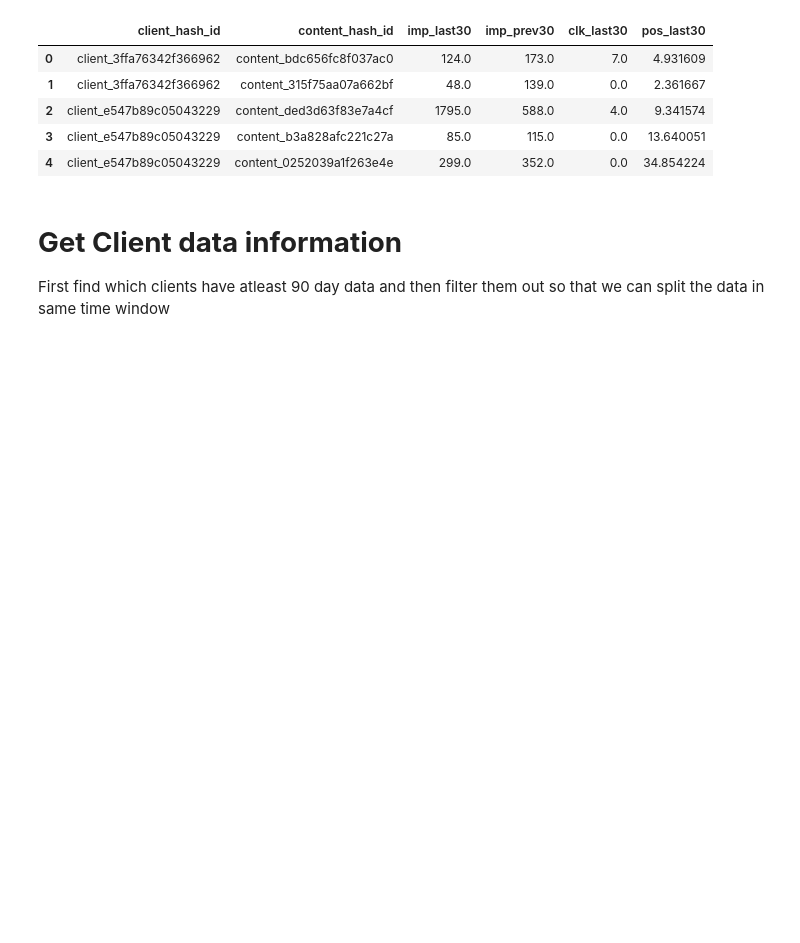
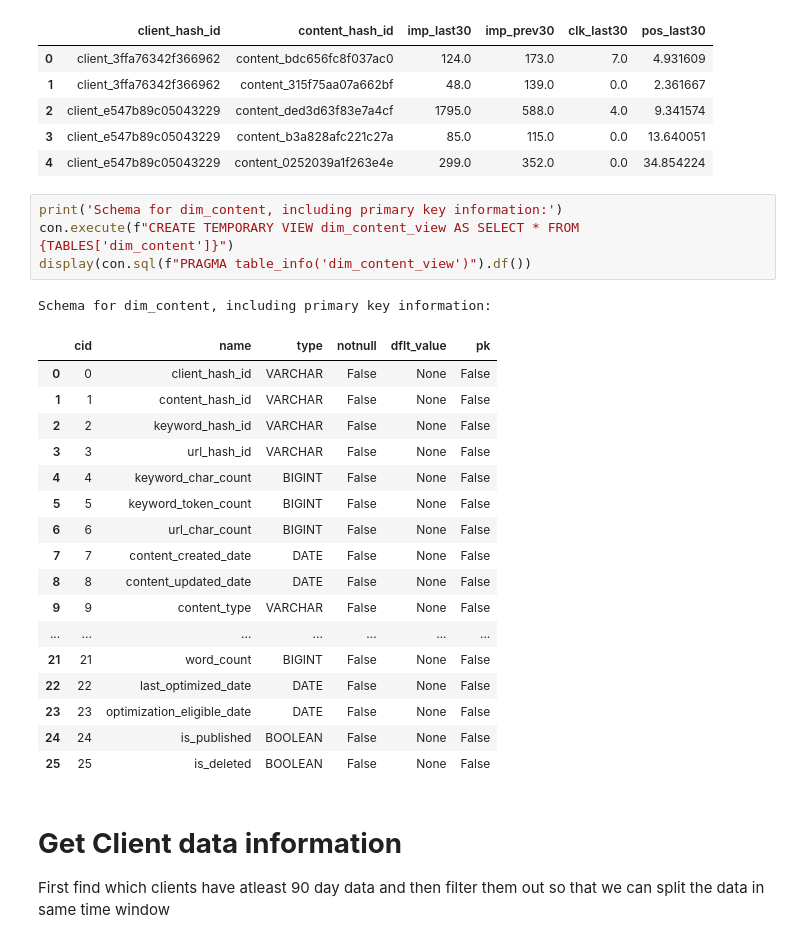
Before and after one commit to fareehaikram93/assignment1-intern, a Jupyter notebook: notebooks/03_working_with_the_full_release.ipynb, the cells around one changed output. Saved outputs shown, nothing was run; the diff lists cells and outputs as text; blank space fills up the shorter version.

```diff
--- a/notebooks/03_working_with_the_full_release.ipynb
+++ b/notebooks/03_working_with_the_full_release.ipynb
@@ -148,6 +148,29 @@ features.head()
 | 2 | client_e547b89c05043229 | content_ded3d63f83e7a4cf | 1795.0 | 588.0 | 4.0 | 9.341574 |
 | 3 | client_e547b89c05043229 | content_b3a828afc221c27a | 85.0 | 115.0 | 0.0 | 13.640051 |
 | 4 | client_e547b89c05043229 | content_0252039a1f263e4e | 299.0 | 352.0 | 0.0 | 34.854224 |
+# %%
+print('Schema for dim_content, including primary key information:')
+con.execute(f"CREATE TEMPORARY VIEW dim_content_view AS SELECT * FROM {TABLES['dim_content']}")
+display(con.sql(f"PRAGMA table_info('dim_content_view')").df())
+# %% [output]
+Schema for dim_content, including primary key information:
+|  | cid | name | type | notnull | dflt_value | pk |
+| 0 | 0 | client_hash_id | VARCHAR | False | None | False |
+| 1 | 1 | content_hash_id | VARCHAR | False | None | False |
+| 2 | 2 | keyword_hash_id | VARCHAR | False | None | False |
+| 3 | 3 | url_hash_id | VARCHAR | False | None | False |
+| 4 | 4 | keyword_char_count | BIGINT | False | None | False |
+| 5 | 5 | keyword_token_count | BIGINT | False | None | False |
+| 6 | 6 | url_char_count | BIGINT | False | None | False |
+| 7 | 7 | content_created_date | DATE | False | None | False |
+| 8 | 8 | content_updated_date | DATE | False | None | False |
+| 9 | 9 | content_type | VARCHAR | False | None | False |
+| ... | ... | ... | ... | ... | ... | ... |
+| 21 | 21 | word_count | BIGINT | False | None | False |
+| 22 | 22 | last_optimized_date | DATE | False | None | False |
+| 23 | 23 | optimization_eligible_date | DATE | False | None | False |
+| 24 | 24 | is_published | BOOLEAN | False | None | False |
+| 25 | 25 | is_deleted | BOOLEAN | False | None | False |
 # %% [markdown]
 # **Get Client data information**
 First find which clients have atleast 90 day data and then filter them out so that we can split the data in same time window
```
Also changed, not shown: parts of 3 cells of this notebook.
